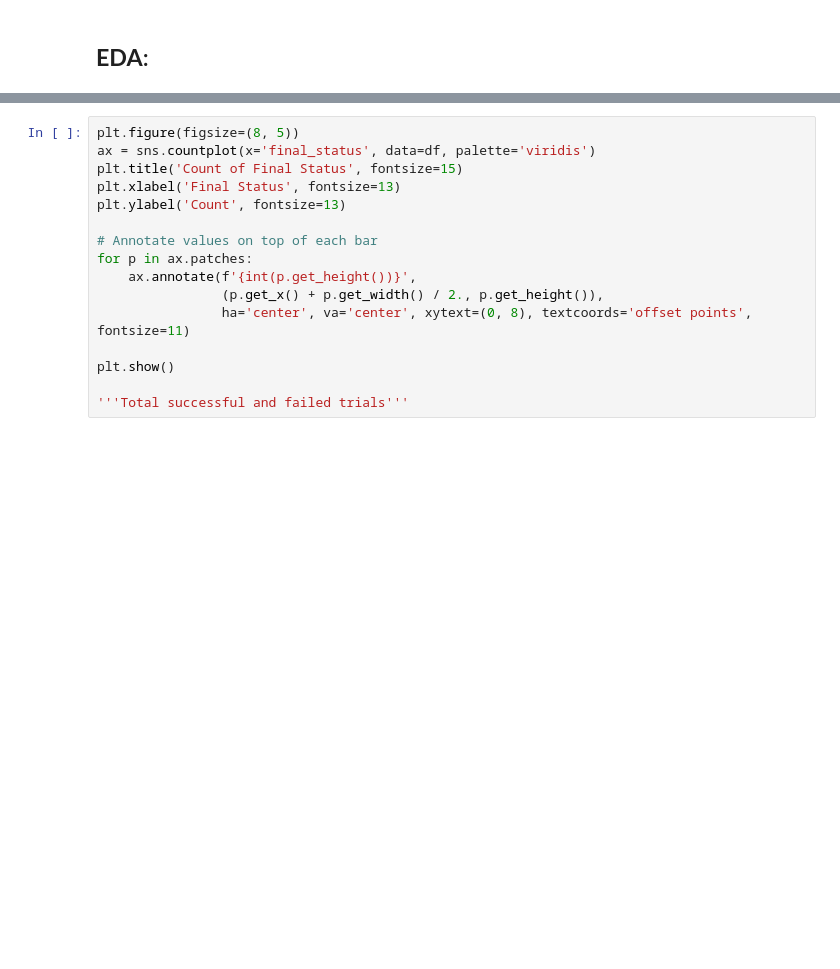
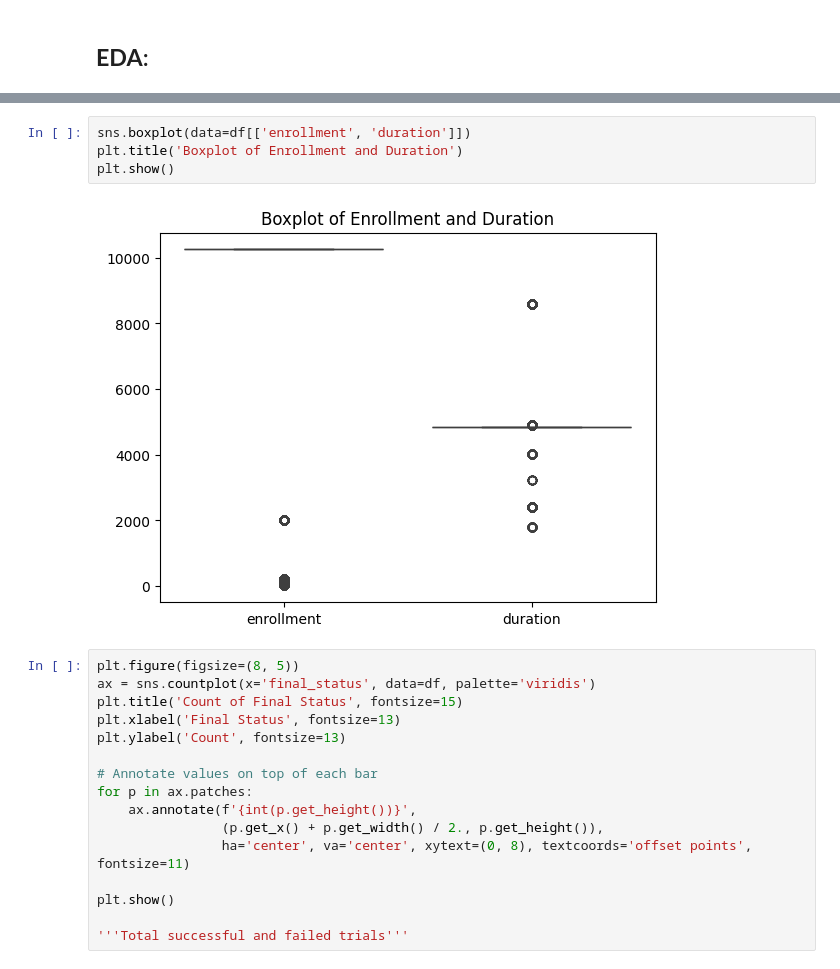
Before and after one commit to atharvarya12/byr_uc, a Jupyter notebook: EDA_Preprocess.ipynb, the cells around one changed output, grey strips where cells are left out. Saved outputs shown, nothing was run; the diff lists cells and outputs as text; blank space fills up the shorter version.

Commit message:
data-anal2

```diff
--- a/EDA_Preprocess.ipynb
+++ b/EDA_Preprocess.ipynb
@@ -85,3 +110,9 @@ Name: duration, dtype: float64
+# %%
+sns.boxplot(data=df[['enrollment', 'duration']])
+plt.title('Boxplot of Enrollment and Duration')
+plt.show()
+# %% [output]
+[figure, added]
 # %%
 plt.figure(figsize=(8, 5))
 ax = sns.countplot(x='final_status', data=df, palette='viridis')
```
Also changed, not shown: parts of 8 cells of this notebook.
